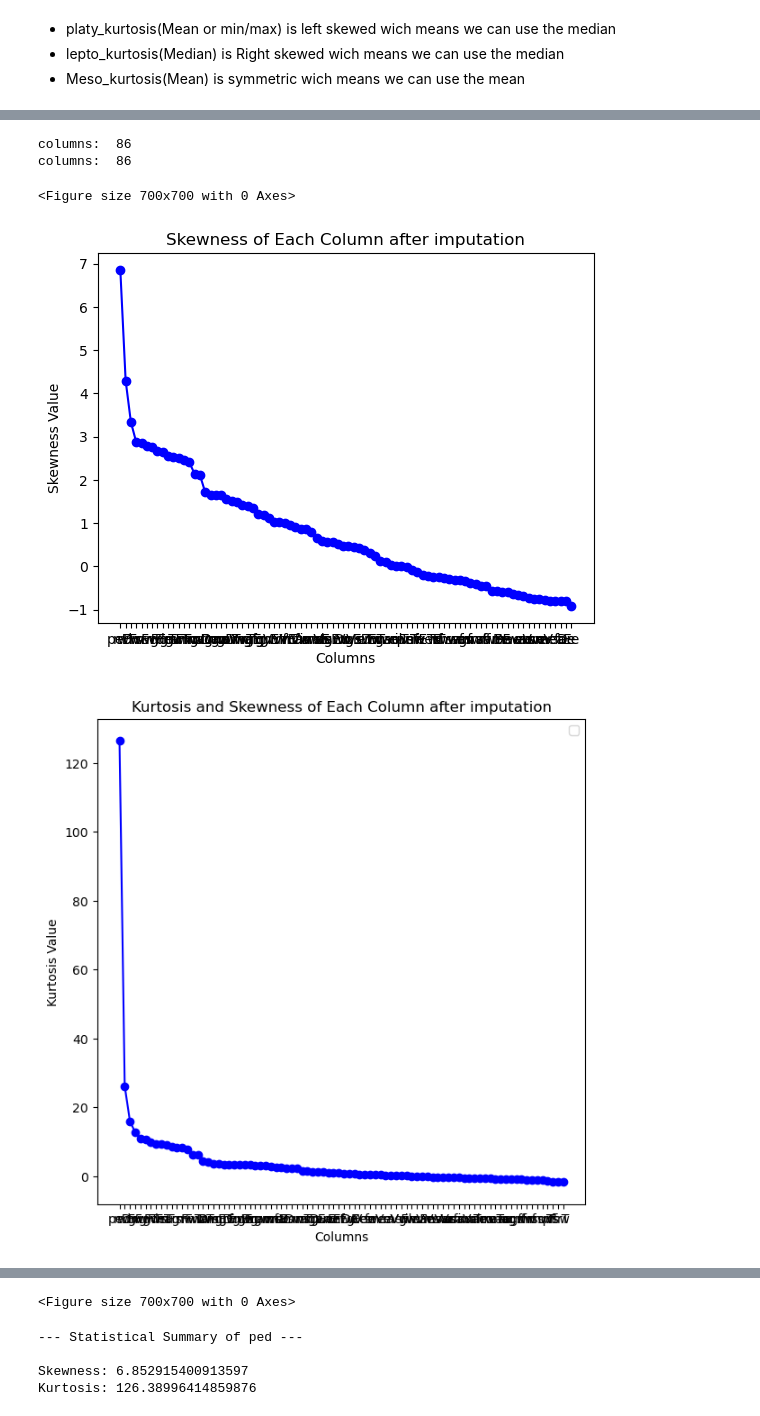
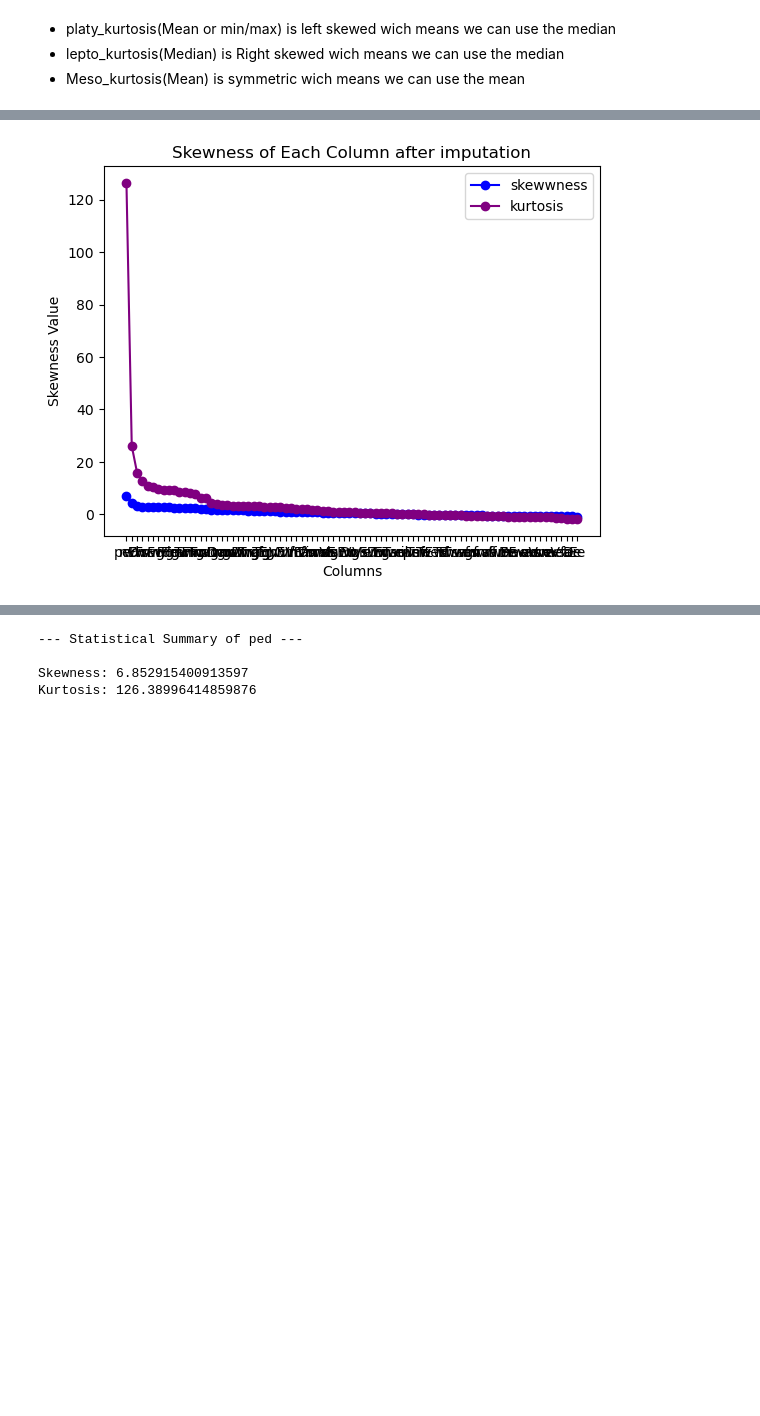
Before and after one commit to AlejoProjects/ML_project_part_1, a Jupyter notebook: SubmissionTemplate.ipynb, the cells around one changed output, grey strips where cells are left out. Saved outputs shown, nothing was run; the diff lists cells and outputs as text; code cells hidden in the pictures; blank space fills up the shorter version.

```diff
--- a/SubmissionTemplate.ipynb
+++ b/SubmissionTemplate.ipynb
@@ -52,15 +59,16 @@ sns.heatmap(df.isnull(), cbar=False, cmap='viridis')
 plt.show()
 kurtosis = df.kurtosis(axis=0)
 skewness = df.skew(axis=0)
-sk_sort, ku_sort = f.sort_values(skewness, kurtosis)
-sk_text = ['Columns', 'Skewness Value', 'Skewness of Each Column', 'skewness']
-ku_text = ['Columns', 'Kurtosis Value', 'Kurtosis and Skewness of Each Column', 'kurtosis']
-f.plot_values(sk_sort.index, sk_sort.values, sk_text)
-f.plot_values(ku_sort.index, ku_sort.values, ku_text)
+sk_sort, ku_sort = tr.sort_values(skewness, kurtosis)
+sk_text = ['Columns', 'Skewness Value', 'Skewness of Each Column']
+colors = ['blue','purple']
+labels = ['skewwness','kurtosis']
+ku_text = ['Columns', 'Kurtosis Value', 'Kurtosis and Skewness of Each Column']
+dv.plot_values(sk_sort.index, [sk_sort.values,ku_sort.values], sk_text,labels_arr=labels,color_used=colors)
 plt.figure(figsize=(7,7))
 plt.show()
-#f.total_eda_info(df)
-#f.IQR_outliers(df)
+#dv.total_eda_info(df)
+#tr.IQR_outliers(df)
 # %% [output]
 amount of null values in the dataset: 1288
 null values per column:
@@ -87,17 +91,17 @@ columns:  86
 Classifying with kurtosis and skewness
 # %%
 
-meso_kt, lepto_kt, platy_kt = f.classify_kurtosis(ku_sort,epsilon=0.1)
+meso_kt, lepto_kt, platy_kt = tr.classify_kurtosis(ku_sort,epsilon=0.1)
 ##Skewness classification
 epsilon = 0.1
 print("Meso-Kurtosis Columns skewness:")
-left_sk_meso, middle_sk_meso, right_sk_meso = f.classify_skewness(meso_kt, epsilon)
+left_sk_meso, middle_sk_meso, right_sk_meso = tr.classify_skewness(meso_kt, epsilon)
 print(" ")
 print("Lepto-Kurtosis Columns skewness:")
-left_sk_lepto, middle_sk_lepto, right_sk_lepto = f.classify_skewness(lepto_kt, epsilon)
+left_sk_lepto, middle_sk_lepto, right_sk_lepto = tr.classify_skewness(lepto_kt, epsilon)
 print(" ")
 print("Platy-Kurtosis Columns skewness:")
-left_sk_platy, middle_sk_platy, right_sk_platy = f.classify_skewness(platy_kt, epsilon)
+left_sk_platy, middle_sk_platy, right_sk_platy = tr.classify_skewness(platy_kt, epsilon)
 # %% [output]
 Mesokurtic columns:
  5 columns
@@ -133,24 +137,21 @@ wear -0.094710
 * Meso_kurtosis(Mean) is symmetric wich means we can use the mean
 # %%
 dvalues = df.copy()
-dvalues = f.median_imputation(dvalues, meso_kt.index)
-dvalues = f.median_imputation(dvalues, lepto_kt.index)
-dvalues = f.mean_imputation(dvalues, platy_kt.index)
+dvalues = tr.median_imputation(dvalues, meso_kt.index)
+dvalues = tr.median_imputation(dvalues, lepto_kt.index)
+dvalues = tr.mean_imputation(dvalues, platy_kt.index)
 dvalues.isna().sum()
 sns.heatmap(dvalues.isnull(), cbar=False, cmap='viridis')
 plt.show()
 dkurtosis = dvalues.kurtosis(axis=0)
 dskewness = dvalues.skew(axis=0)
-dsk_sort, dku_sort = f.sort_values(dskewness, dkurtosis)
+dsk_sort, dku_sort = tr.sort_values(dskewness, dkurtosis)
+colors = ['blue','purple']
+labels = ['skewwness','kurtosis']
 sk_text = ['Columns', 'Skewness Value', 'Skewness of Each Column after imputation', 'skewness']
 ku_text = ['Columns', 'Kurtosis Value', 'Kurtosis and Skewness of Each Column after imputation', 'kurtosis']
-f.plot_values(dsk_sort.index, dsk_sort.values, sk_text)
-f.plot_values(dku_sort.index, dku_sort.values, ku_text)
+dv.plot_values(dsk_sort.index, [dsk_sort.values,dku_sort.values], sk_text,labels_arr=labels,color_used=colors)
 plt.show()
 # %% [output]
 [figure]
-columns:  86
-columns:  86
-<Figure size 700x700 with 0 Axes>
-[figure, old version]
+[figure, new version]
-[figure, removed]
@@ -158,2 +158 @@ columns:  86
-<Figure size 700x700 with 0 Axes>
 # %%
```
Also changed, not shown: parts of 32 cells of this notebook.
